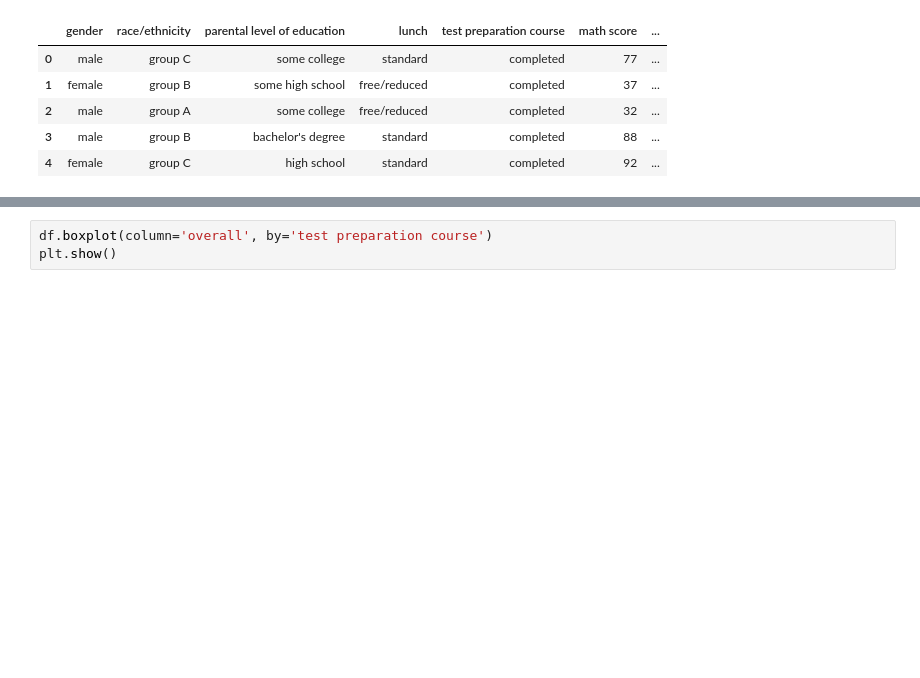
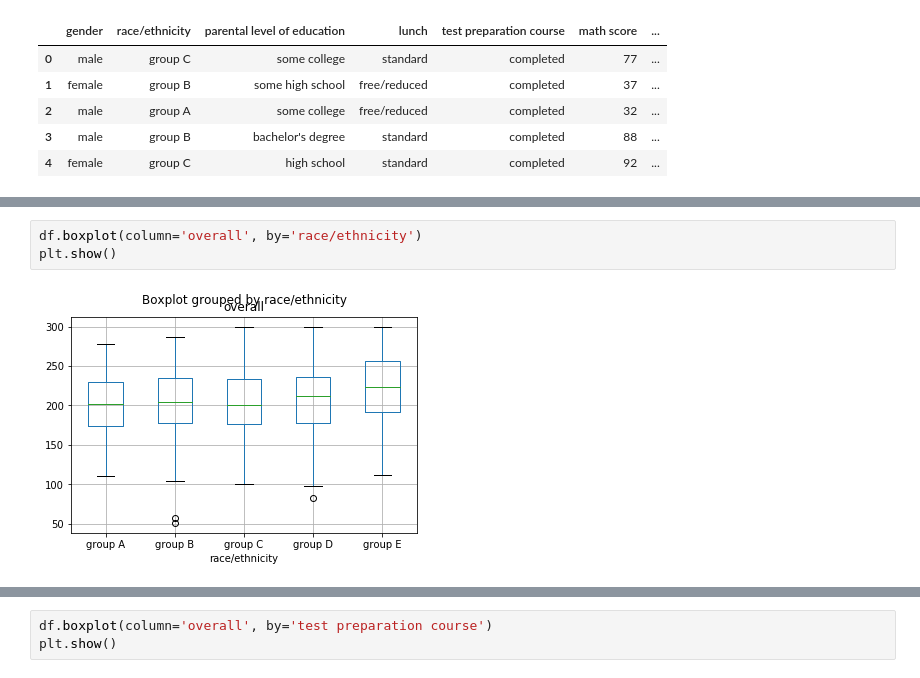
Before and after one commit to RaviSaurav/gama, a Jupyter notebook: week3assignment.ipynb, the cells around one changed output, grey strips where cells are left out. Drawn from its saved outputs; the diff is of its cells as text; blank space fills up the shorter version.

```diff
--- a/week3assignment.ipynb
+++ b/week3assignment.ipynb
@@ -143,0 +61,5 @@ plt.show()
+# %%
+df.boxplot(column='overall', by='race/ethnicity')
+plt.show()
+# %% [output]
+[figure, added]
```
Also changed, not shown: parts of 35 cells of this notebook.
